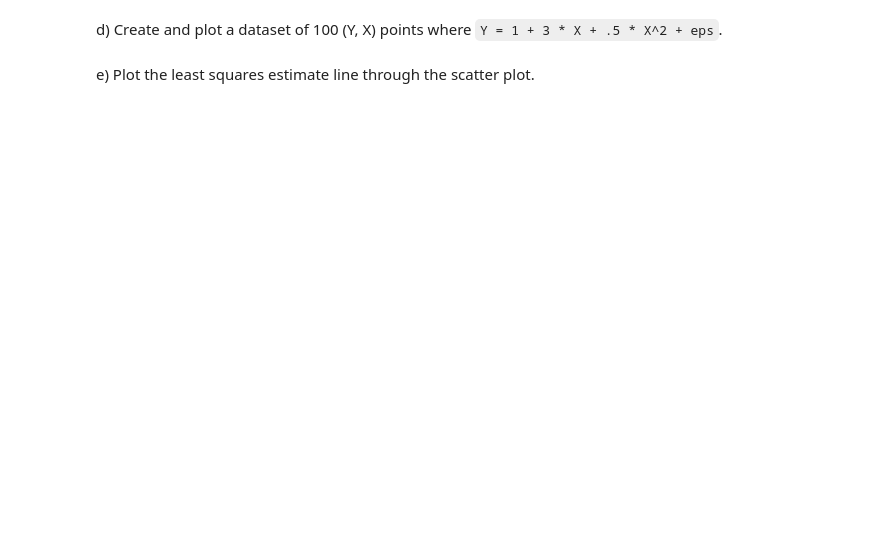
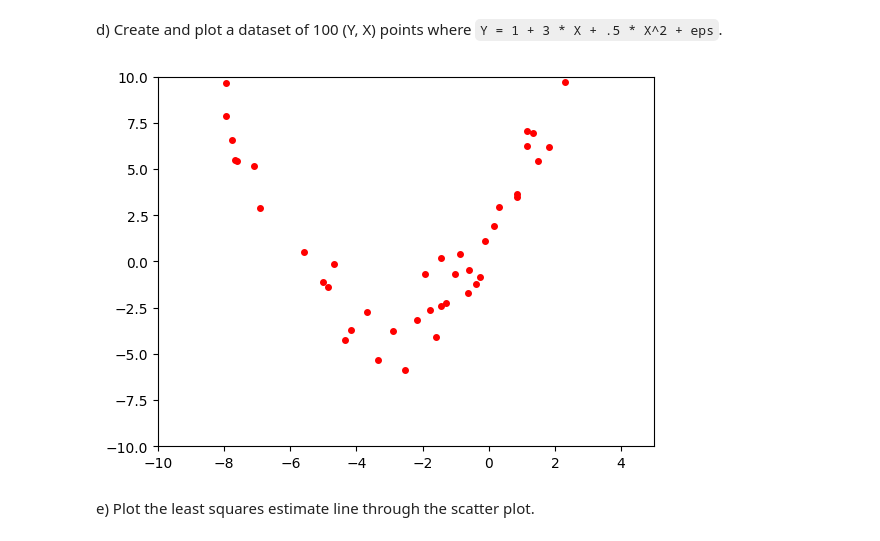
Before and after one commit to clarkaid/Data-Science-Fundamentals, a Jupyter notebook: lecture_18/worksheet_18.ipynb, the cells around one changed output. Drawn from its saved outputs; the diff is of its cells as text; code cells hidden in the pictures; blank space fills up the shorter version.

```diff
--- a/lecture_18/worksheet_18.ipynb
+++ b/lecture_18/worksheet_18.ipynb
@@ -82,4 +94,18 @@ c) How does the estimate of `beta` compare to the parameters we used to generate
 # %% [markdown]
 d) Create and plot a dataset of 100 (Y, X) points where `Y = 1 + 3 * X + .5 * X^2 + eps`.
+# %%
+SAMPLE_SIZE = 100
+fig = plt.figure()
+ax = fig.subplots()
+
+true_beta = np.array([ 1 , 3, 0.5 ])
+x = -10.0 + 20.0 * np.random.random(SAMPLE_SIZE)
+y = true_beta[0] + true_beta[1] * x + true_beta[2]*(x**2) + np.random.randn(SAMPLE_SIZE)
+plt.plot(x,y,'ro',markersize=4)
+ax.set_xlim(-10,5)
+ax.set_ylim(-10,10)
+plt.show()
+# %% [output]
+[figure, added]
 # %% [markdown]
 e) Plot the least squares estimate line through the scatter plot.
```
Also changed, not shown: parts of 9 cells of this notebook.
